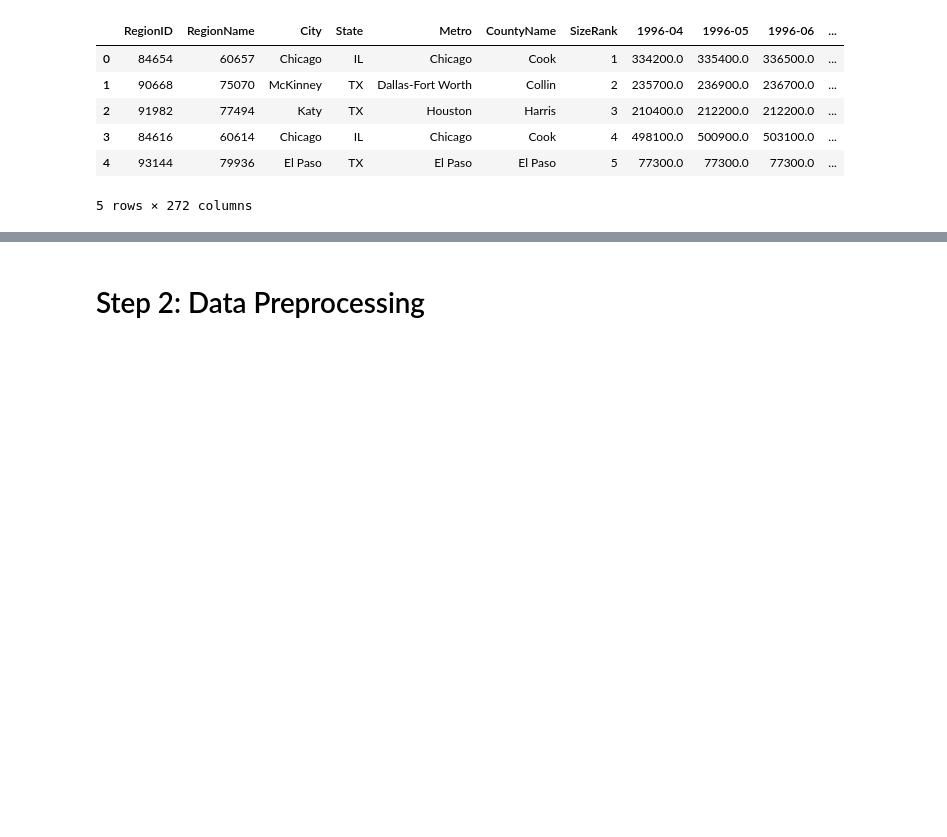
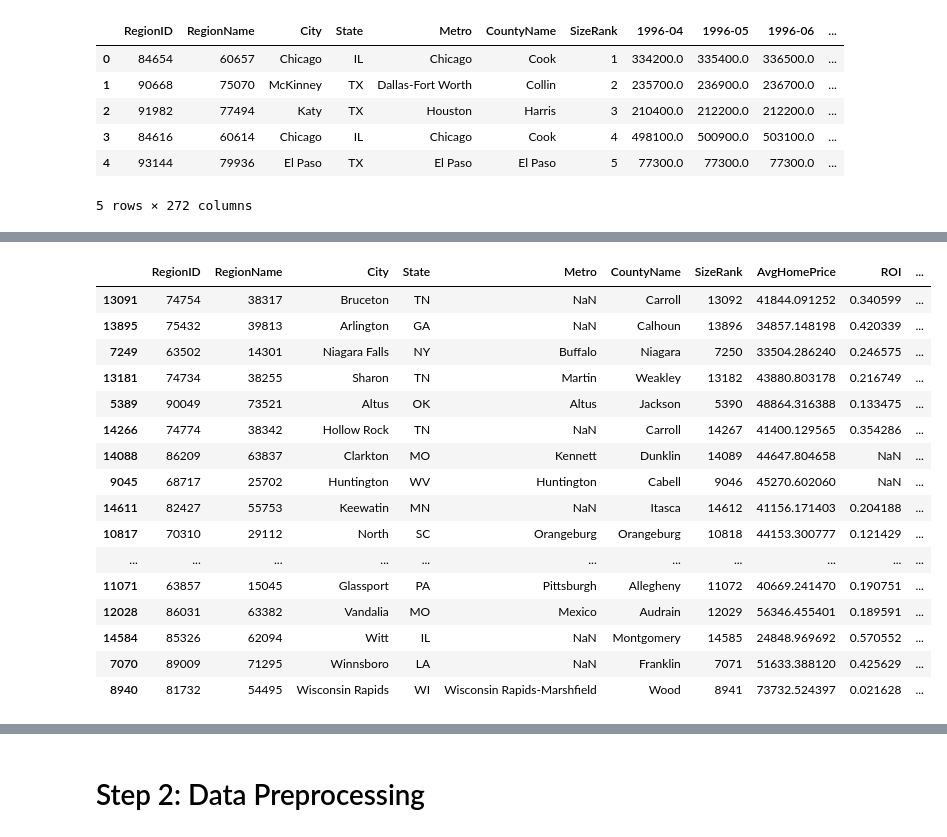
Before and after one commit to gabertooth/dsc-mod-4-project-online-ds-pt-021119, a Jupyter notebook: mod_4_starter_notebook.ipynb, the cells around one changed output, grey strips where cells are left out. Cells and saved outputs as stored; diff of their text form; code cells hidden in the pictures; blank space fills up the shorter version.

```diff
--- a/mod_4_starter_notebook.ipynb
+++ b/mod_4_starter_notebook.ipynb
@@ -43 +62,23 @@ df.head()
+# %%
+top_10_Std= top_10_ROI= df[['RegionID', 'RegionName', 'City', 'State', 'Metro', 'CountyName', 'SizeRank', 'AvgHomePrice', 'ROI', 'StdPrice']].sort_values('StdPrice', ascending= True).head(25)
+# %%
+top_10_Std
+# %% [output]
+|  | RegionID | RegionName | City | State | Metro | CountyName | SizeRank | AvgHomePrice | ROI | ... |
+| 13091 | 74754 | 38317 | Bruceton | TN | NaN | Carroll | 13092 | 41844.091252 | 0.340599 | ... |
+| 13895 | 75432 | 39813 | Arlington | GA | NaN | Calhoun | 13896 | 34857.148198 | 0.420339 | ... |
+| 7249 | 63502 | 14301 | Niagara Falls | NY | Buffalo | Niagara | 7250 | 33504.286240 | 0.246575 | ... |
+| 13181 | 74734 | 38255 | Sharon | TN | Martin | Weakley | 13182 | 43880.803178 | 0.216749 | ... |
+| 5389 | 90049 | 73521 | Altus | OK | Altus | Jackson | 5390 | 48864.316388 | 0.133475 | ... |
+| 14266 | 74774 | 38342 | Hollow Rock | TN | NaN | Carroll | 14267 | 41400.129565 | 0.354286 | ... |
+| 14088 | 86209 | 63837 | Clarkton | MO | Kennett | Dunklin | 14089 | 44647.804658 | NaN | ... |
+| 9045 | 68717 | 25702 | Huntington | WV | Huntington | Cabell | 9046 | 45270.602060 | NaN | ... |
+| 14611 | 82427 | 55753 | Keewatin | MN | NaN | Itasca | 14612 | 41156.171403 | 0.204188 | ... |
+| 10817 | 70310 | 29112 | North | SC | Orangeburg | Orangeburg | 10818 | 44153.300777 | 0.121429 | ... |
+| ... | ... | ... | ... | ... | ... | ... | ... | ... | ... | ... |
+| 11071 | 63857 | 15045 | Glassport | PA | Pittsburgh | Allegheny | 11072 | 40669.241470 | 0.190751 | ... |
+| 12028 | 86031 | 63382 | Vandalia | MO | Mexico | Audrain | 12029 | 56346.455401 | 0.189591 | ... |
+| 14584 | 85326 | 62094 | Witt | IL | NaN | Montgomery | 14585 | 24848.969692 | 0.570552 | ... |
+| 7070 | 89009 | 71295 | Winnsboro | LA | NaN | Franklin | 7071 | 51633.388120 | 0.425629 | ... |
+| 8940 | 81732 | 54495 | Wisconsin Rapids | WI | Wisconsin Rapids-Marshfield | Wood | 8941 | 73732.524397 | 0.021628 | ... |
 # %%
```
Also changed, not shown: parts of 17 cells of this notebook.
